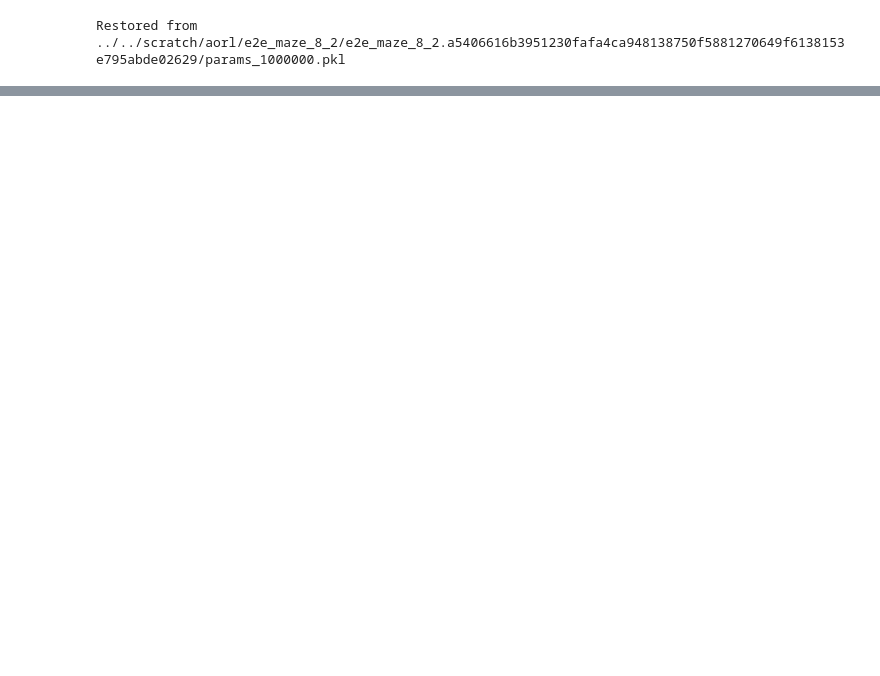
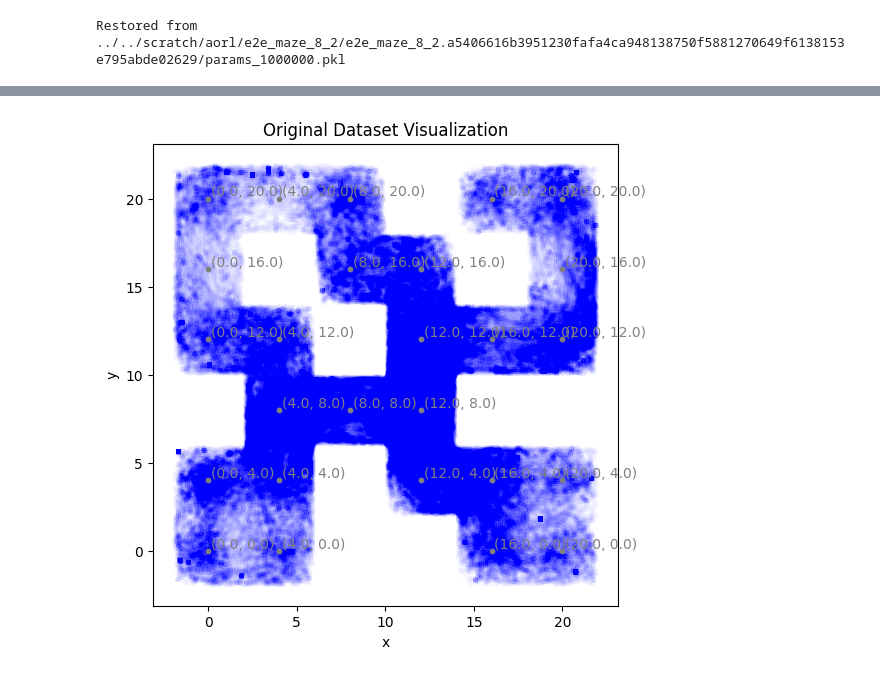
Before and after one commit to jnzhao3/horizon-reduction, a Jupyter notebook: simulation_1.ipynb, the cells around one changed output, grey strips where cells are left out. Saved outputs shown, nothing was run; the diff lists cells and outputs as text; code cells hidden in the pictures; blank space fills up the shorter version.

```diff
--- a/simulation_1.ipynb
+++ b/simulation_1.ipynb
@@ -65,0 +89,2 @@ Restored from ../../scratch/aorl/e2e_maze_8_2/e2e_maze_8_2.a5406616b3951230fafa4
+# %%
+data_100000 = np.load(f'{PATH}/data-100000.npz')
@@ -65,0 +101,24 @@ Restored from ../../scratch/aorl/e2e_maze_8_2/e2e_maze_8_2.a5406616b3951230fafa4
+# %%
+x = data_100000['observations'][:, 0]
+y = data_100000['observations'][:, 1]
+# %%
+from env_wrappers import MazeEnvWrapper
+
+env = MazeEnvWrapper(env)
+
+all_cells = env.all_cells
+# %%
+plt.figure(figsize=(6, 6))
+
+plt.scatter(x=x, y=y, c='blue', s=10, alpha=0.002)
+plt.scatter(x=all_cells[:, 0], y=all_cells[:, 1], s=10, c='gray', alpha=1.0)
+plt.title('Original Dataset Visualization')
+plt.xlabel('x')
+plt.ylabel('y')
+
+for i in range(len(all_cells)):
+    plt.annotate(f'{(all_cells[i, 0], all_cells[i, 1])}', (all_cells[i, 0], all_cells[i, 1]), xytext=(2, 2), textcoords='offset points', c='gray')
+
+plt.show()
+# %% [output]
+[figure, added]
```
Also changed, not shown: parts of 18 cells of this notebook.
